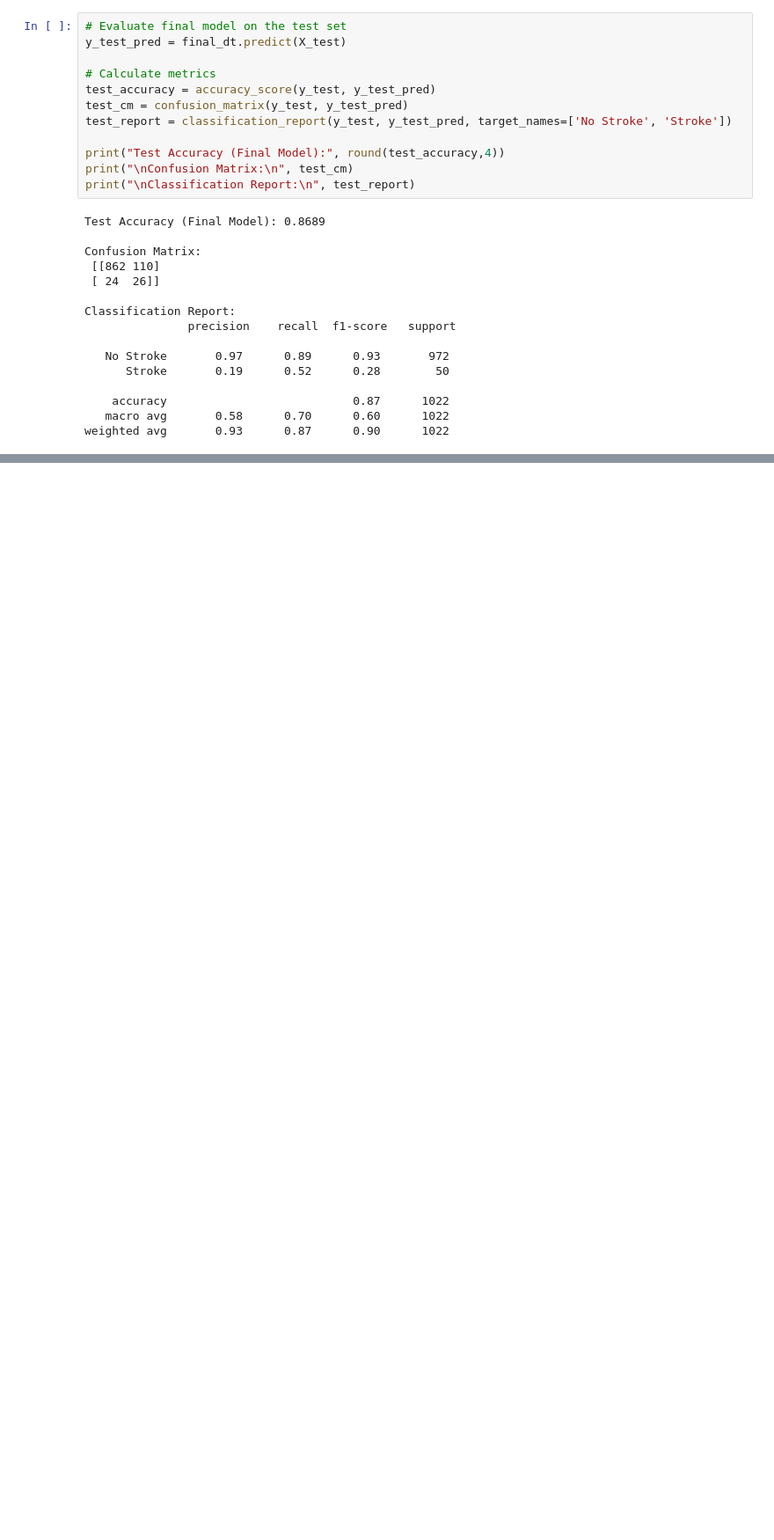
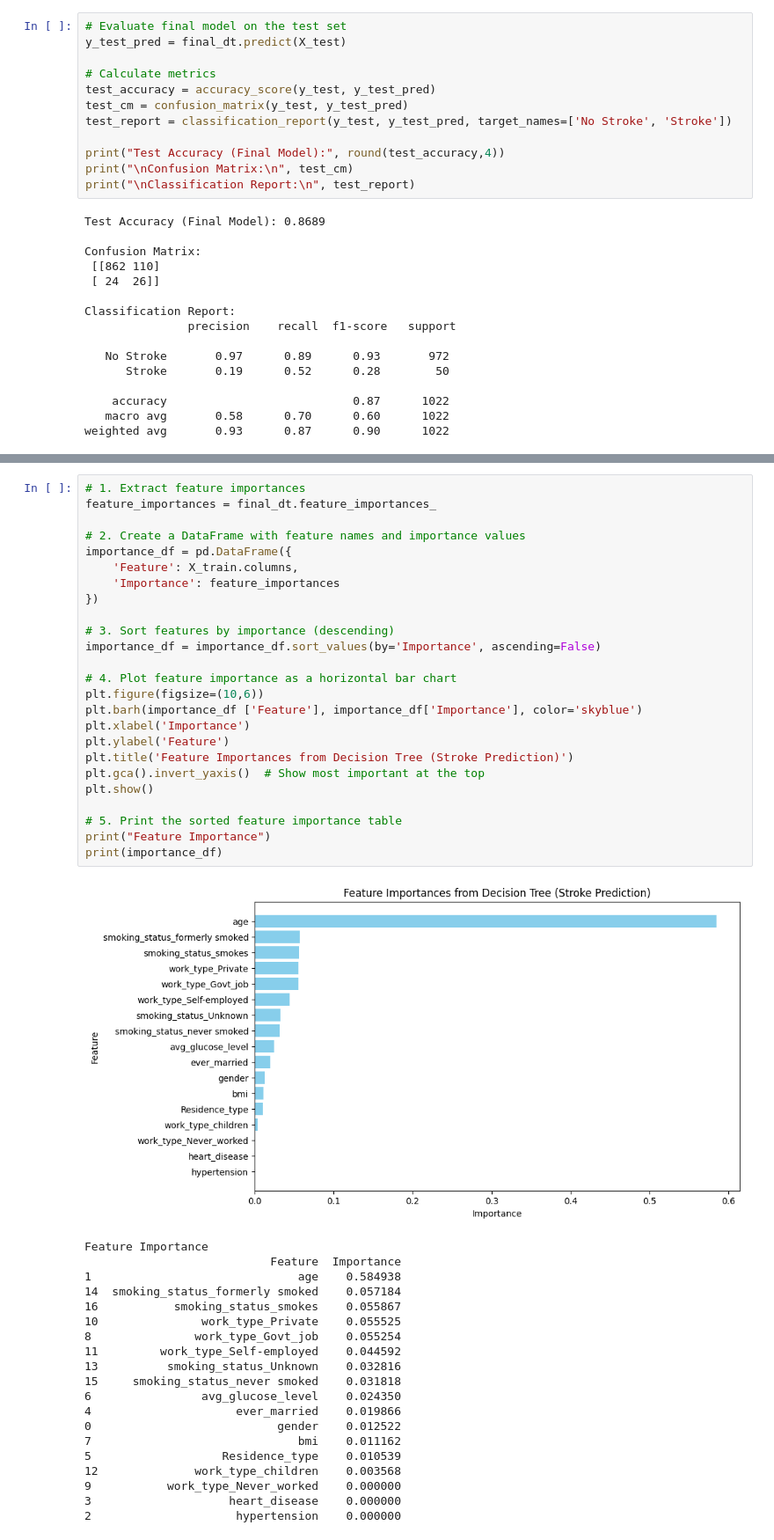
Before and after one commit to ibtj21/Stroke_Prediction_Using_Decison_Tree_at_iCog-Labs, a Jupyter notebook: stroke_prediction.ipynb, the cells around one changed output, grey strips where cells are left out. Shown at 88% size. Saved outputs shown, nothing was run; the diff lists cells and outputs as text; blank space fills up the shorter version.

```diff
--- a/stroke_prediction.ipynb
+++ b/stroke_prediction.ipynb
@@ -577,0 +622,46 @@ weighted avg       0.93      0.87      0.90      1022
+# %%
+# 1. Extract feature importances
+feature_importances = final_dt.feature_importances_
+
+# 2. Create a DataFrame with feature names and importance values
+importance_df = pd.DataFrame({
+    'Feature': X_train.columns,
+    'Importance': feature_importances
+})
+
+# 3. Sort features by importance (descending)
+importance_df = importance_df.sort_values(by='Importance', ascending=False)
+
+# 4. Plot feature importance as a horizontal bar chart
+plt.figure(figsize=(10,6))
+plt.barh(importance_df ['Feature'], importance_df['Importance'], color='skyblue')
+plt.xlabel('Importance')
+plt.ylabel('Feature')
+plt.title('Feature Importances from Decision Tree (Stroke Prediction)')
+plt.gca().invert_yaxis()  # Show most important at the top
+plt.show()
+
+# 5. Print the sorted feature importance table
+print("Feature Importance")
+print(importance_df)
+# %% [output]
+[figure, added]
+Feature Importance
+                           Feature  Importance
+1                              age    0.584938
+14  smoking_status_formerly smoked    0.057184
+16           smoking_status_smokes    0.055867
+10               work_type_Private    0.055525
+8               work_type_Govt_job    0.055254
+11         work_type_Self-employed    0.044592
+13          smoking_status_Unknown    0.032816
+15     smoking_status_never smoked    0.031818
+6                avg_glucose_level    0.024350
+4                     ever_married    0.019866
+0                           gender    0.012522
+7                              bmi    0.011162
+5                   Residence_type    0.010539
+12              work_type_children    0.003568
+9           work_type_Never_worked    0.000000
+3                    heart_disease    0.000000
+2                     hypertension    0.000000
```
Also changed, not shown: parts of 28 cells of this notebook.
